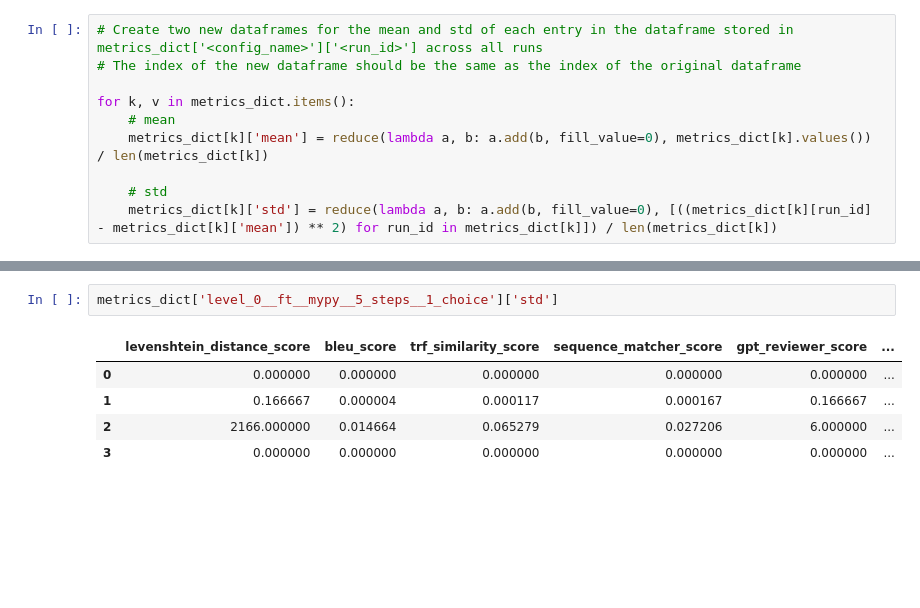
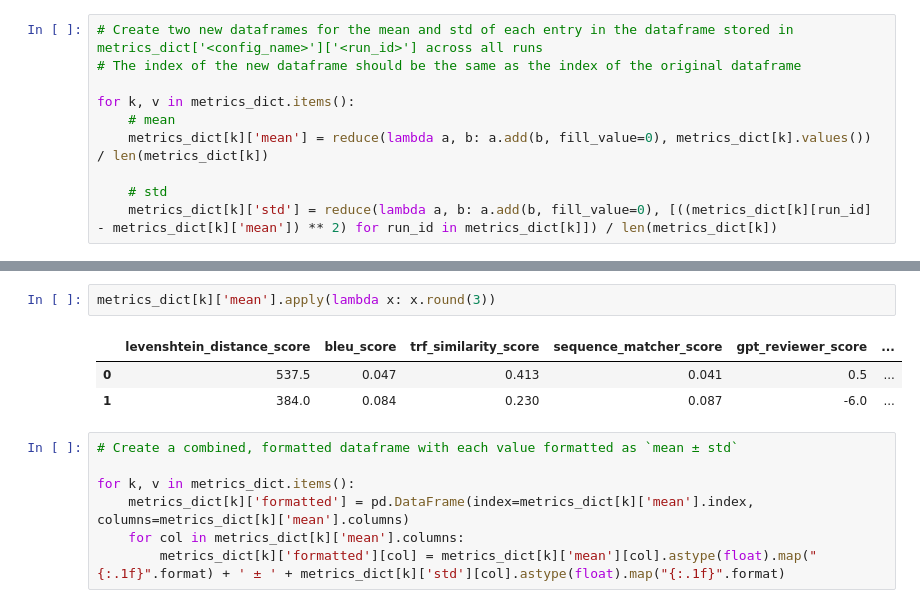
Before and after one commit to pvs-hd-tea/23ws-LLMcoder, a Jupyter notebook: experimental/evaluation.ipynb, the cells around one changed output, grey strips where cells are left out. Drawn from its saved outputs; the diff is of its cells as text; blank space fills up the shorter version.

```diff
--- a/experimental/evaluation.ipynb
+++ b/experimental/evaluation.ipynb
@@ -85,8 +77,13 @@ metrics_dict['level_0__ft__mypy__5_steps__1_choice']['mean']
-# %%
-metrics_dict['level_0__ft__mypy__5_steps__1_choice']['std']
-# %% [output]
-|  | levenshtein_distance_score | bleu_score | trf_similarity_score | sequence_matcher_score | gpt_reviewer_score | ... |
-| 0 | 0.000000 | 0.000000 | 0.000000 | 0.000000 | 0.000000 | ... |
-| 1 | 0.166667 | 0.000004 | 0.000117 | 0.000167 | 0.166667 | ... |
-| 2 | 2166.000000 | 0.014664 | 0.065279 | 0.027206 | 6.000000 | ... |
-| 3 | 0.000000 | 0.000000 | 0.000000 | 0.000000 | 0.000000 | ... |
+# %%
+metrics_dict[k]['mean'].apply(lambda x: x.round(3))
+# %% [output]
+|  | levenshtein_distance_score | bleu_score | trf_similarity_score | sequence_matcher_score | gpt_reviewer_score | ... |
+| 0 | 537.5 | 0.047 | 0.413 | 0.041 | 0.5 | ... |
+| 1 | 384.0 | 0.084 | 0.230 | 0.087 | -6.0 | ... |
+# %%
+# Create a combined, formatted dataframe with each value formatted as `mean ± std`
+
+for k, v in metrics_dict.items():
+    metrics_dict[k]['formatted'] = pd.DataFrame(index=metrics_dict[k]['mean'].index, columns=metrics_dict[k]['mean'].columns)
+    for col in metrics_dict[k]['mean'].columns:
+        metrics_dict[k]['formatted'][col] = metrics_dict[k]['mean'][col].astype(float).map("{:.1f}".format) + ' ± ' + metrics_dict[k]['std'][col].astype(float).map("{:.1f}".format)
```
Also changed, not shown: parts of 2 cells of this notebook.
